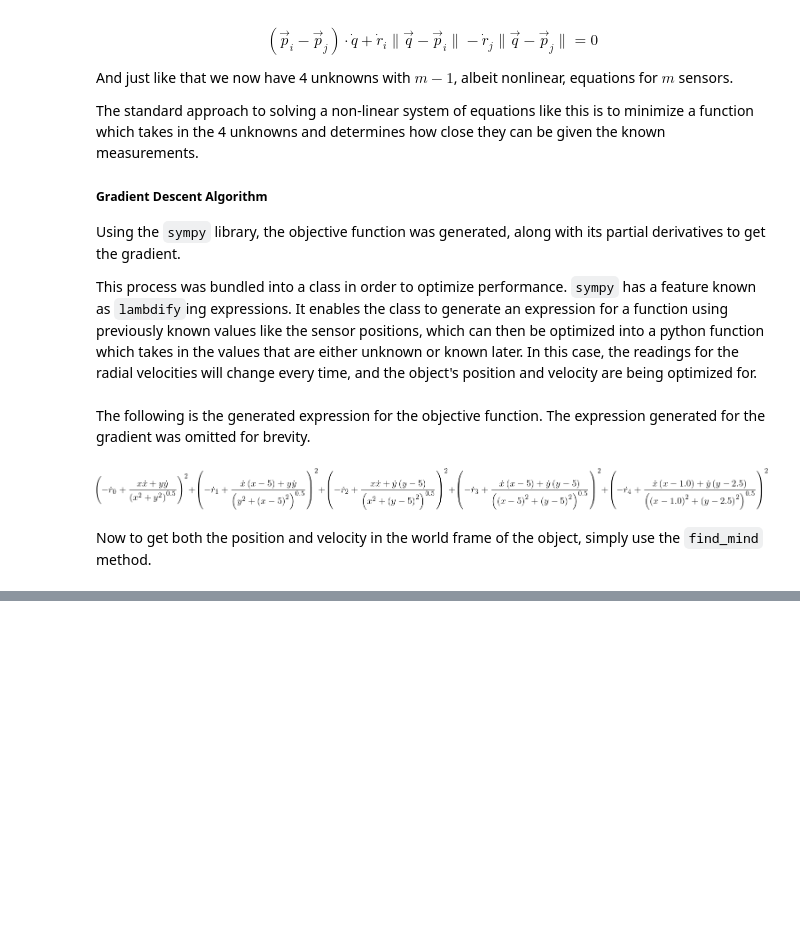
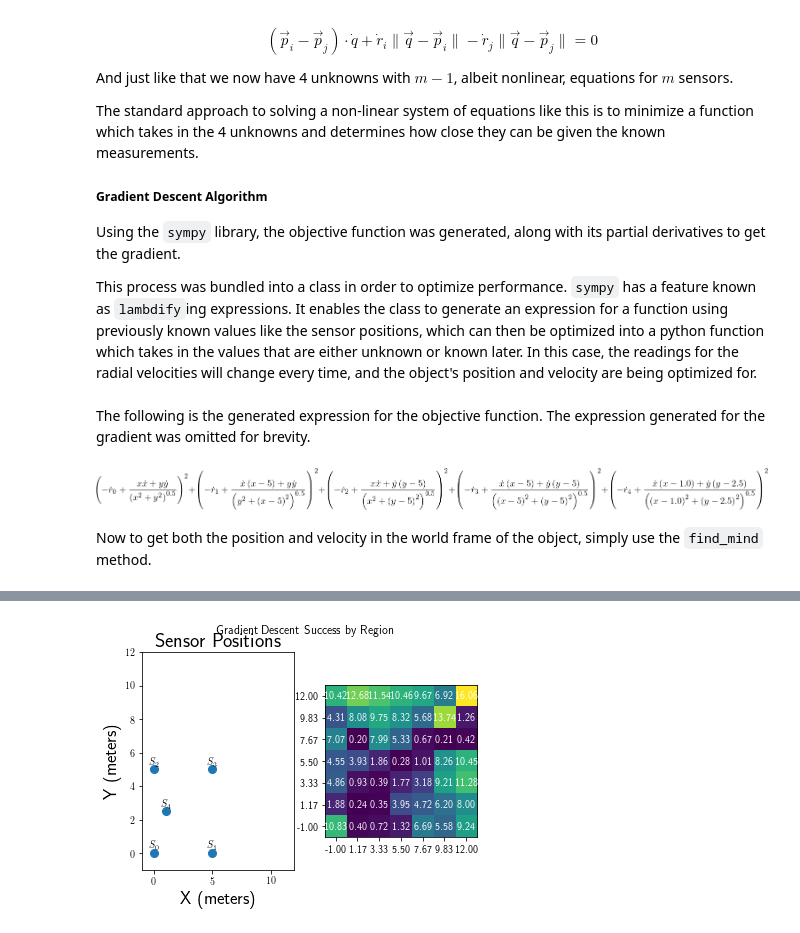
Before and after one commit to EdWard680/pi_echo, a Jupyter notebook: simulation/notebook/Report.ipynb, the cells around one changed output, grey strips where cells are left out. Drawn from its saved outputs; the diff is of its cells as text; code cells hidden in the pictures; blank space fills up the shorter version.

```diff
--- a/simulation/notebook/Report.ipynb
+++ b/simulation/notebook/Report.ipynb
@@ -864,0 +863,28 @@ The position and velocities found were extremely accurate. Which is impressive c
+# %%
+def simulate_grad_descent(f_s=f_s, n=n, f0=f0, ps=ps, q=q, v=v):
+    return solver.find_min(
+        get_doppler_vs(
+            get_means(
+                    get_peaks(
+                        get_spectra(
+                            list(
+                                gen_signals(f_s, n, ps, q, v, f0)
+                            )
+                        )
+                    )
+                )
+            , f0=f0
+        )
+    )
+
+xs = np.linspace(-1, 12, 7)
+ys = np.linspace(-1, 12, 7)
+grid = error_grid(xs, ys, lambda x, y: simulate_grad_descent(q=(x,y)), v)
+# %%
+left, right = side_by_side("Gradient Descent Success by Region")
+plot_layout(left, ps, title="Sensor Positions")
+left.set_xlim(xs[0], xs[-1])
+left.set_ylim(ys[0], ys[-1])
+plot_error_map(right, xs, ys, grid)
+# %% [output]
+[figure, added]
```
Also changed, not shown: parts of 10 cells of this notebook, 1 other file.
